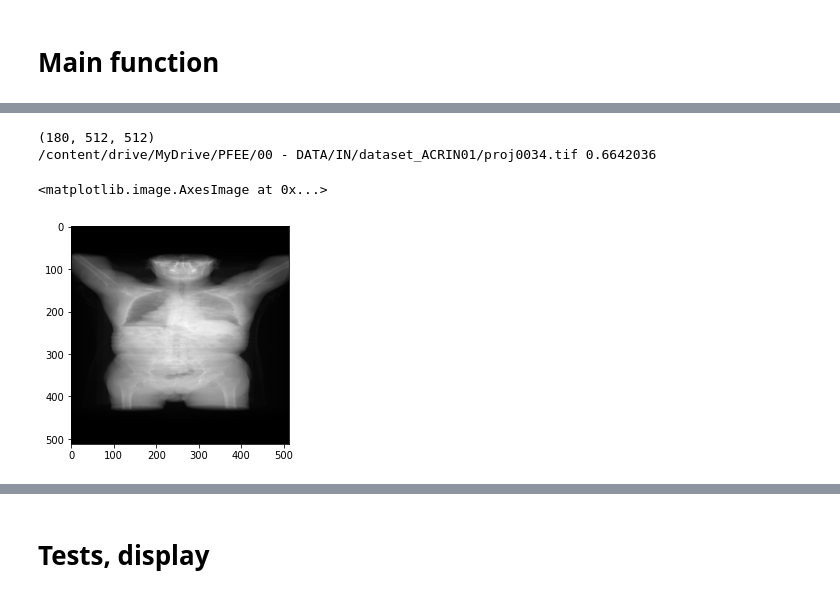
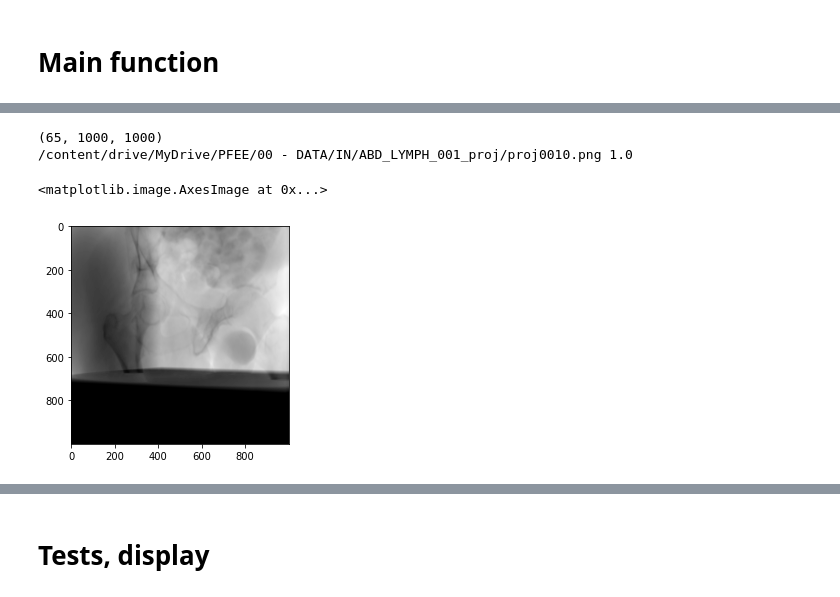
Before and after one commit to nicolas1805961/GE_Reinforcement_Learning_Image_Registration, a Jupyter notebook: data-generation/data-generation.ipynb, the cells around one changed output, grey strips where cells are left out. Cells and saved outputs as stored; diff of their text form; code cells hidden in the pictures.

Commit message:
Data gen : update & fix notebook

```diff
--- a/data-generation/data-generation.ipynb
+++ b/data-generation/data-generation.ipynb
@@ -106,17 +106,18 @@ os.listdir(IN_DIR)[:10]
 # %%
 # Load base images into NumPy array
 filelist = glob.glob(f"{IN_DIR}/*.{IMG_EXT}")
+assert(len(filelist) > 0)
 base_imgs = np.array([np.array(Image.open(fname)) for fname in filelist]).astype(np.float32)
 base_imgs /= np.amax(base_imgs)
 
 print(base_imgs.shape)
 print(filelist[10], np.max(base_imgs[10]))
-plt.imshow(base_imgs[170], cmap="gray")
+plt.imshow(base_imgs[30], cmap="gray")
 # %% [output]
-(180, 512, 512)
-/content/drive/MyDrive/PFEE/00 - DATA/IN/dataset_ACRIN01/proj0034.tif 0.6642036
+(65, 1000, 1000)
+/content/drive/MyDrive/PFEE/00 - DATA/IN/ABD_LYMPH_001_proj/proj0010.png 1.0
 <matplotlib.image.AxesImage at 0x...>
-[figure, old version]
+[figure, new version]
 # %%
 from skimage.transform import resize, rescale
 
```
Also changed, not shown: parts of 10 cells of this notebook.
